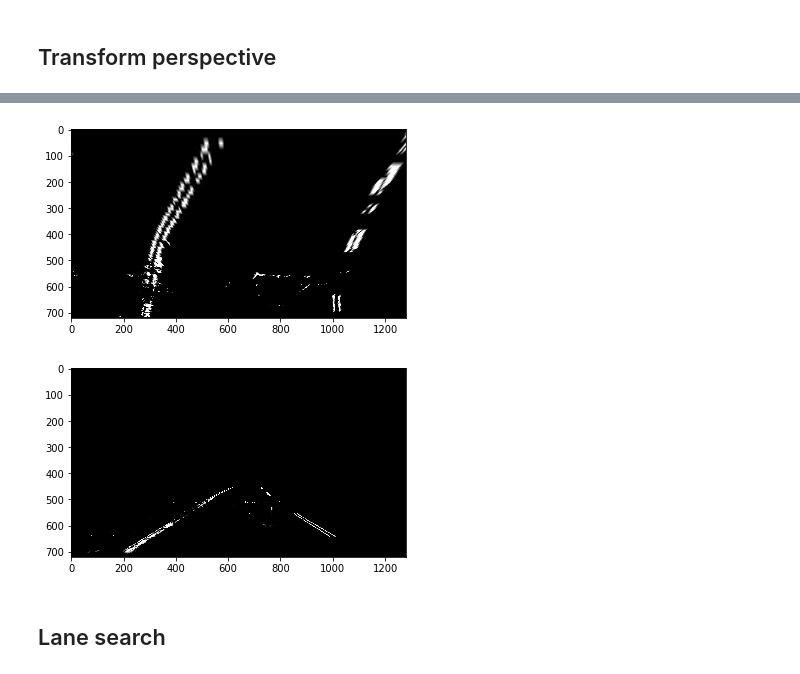
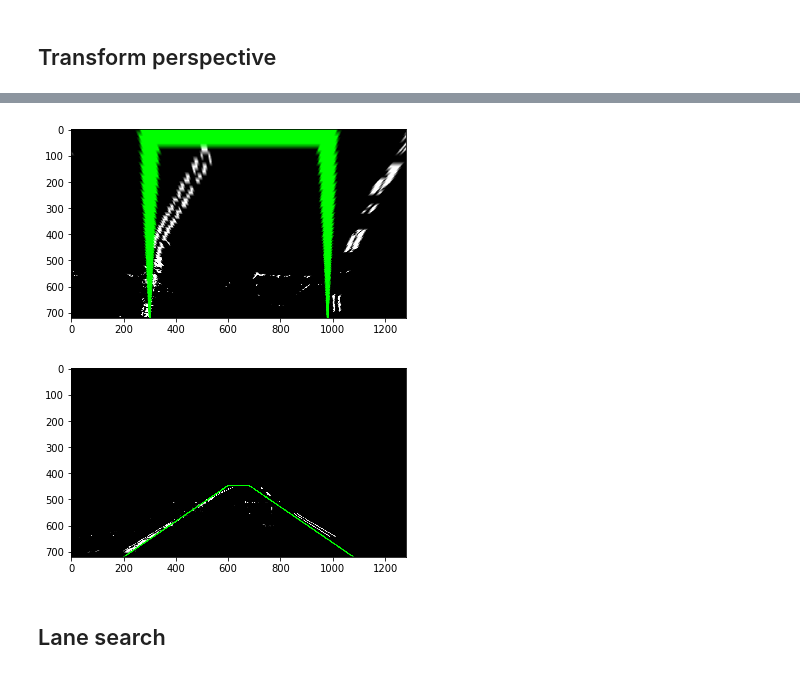
Before and after one commit to gderoo/self_driving_car, a Jupyter notebook: Project 4 - Lane Finding 2/notebook.ipynb, the cells around one changed output, grey strips where cells are left out. Saved outputs shown, nothing was run; the diff lists cells and outputs as text; code cells hidden in the pictures.

Commit message:
images

```diff
--- a/Project 4 - Lane Finding 2/notebook.ipynb
+++ b/Project 4 - Lane Finding 2/notebook.ipynb
@@ -82,17 +83,17 @@ def undistort(img):
 # %% [markdown]
 Test
 # %%
-#img = cv2.imread('test_images/test5.jpg')
-img = cv2.imread('test_images/project_video41.7s.jpg')
-img = cv2.cvtColor(img, cv2.COLOR_BGR2RGB)
-undist = undistort(img)
+def plot_undistort(fname):
+    img = cv2.imread(fname)
+    img = cv2.cvtColor(img, cv2.COLOR_BGR2RGB)
+    undist = undistort(img)
 
-# Test undistortion on an image
-f, (ax1, ax2) = plt.subplots(1, 2, figsize=(24, 9))
-f.tight_layout()
+    # Test undistortion on an image
+    f, (ax1, ax2) = plt.subplots(1, 2, figsize=(24, 9))
+    f.tight_layout()
 
-ax1.imshow(img)
-ax1.set_title('Original Image', fontsize=20)
+    ax1.imshow(img)
+    ax1.set_title('Original Image', fontsize=20)
 
-ax2.imshow(undist)
-ax2.set_title('Undistorted', fontsize=20)
+    ax2.imshow(undist)
+    ax2.set_title('Undistorted', fontsize=20)
@@ -204,10 +211,8 @@ apply_save('test_images', 'output_images')
 ## Transform perspective
 # %%
 def transf_persp(img, inv = False):
-    dy = img.shape[0]
-    dx = img.shape[1]
-    # bottom and top points
-    #tx, ty = dx/2, dy/2
+    dy, dx = img.shape[0], img.shape[1]
+    # bottom and top left points of the rectangle
     mx, my = 600, 447
     bx, by = 200,dy
     #alpha = (my-ty)/(by-ty)
@@ -220,3 +225,16 @@ def transf_persp(img, inv = False):
     if inv: warped = cv2.warpPerspective(img, M, img_size, flags=cv2.INTER_LINEAR|cv2.WARP_INVERSE_MAP)
     if (not inv): warped = cv2.warpPerspective(img, M, img_size, flags=cv2.INTER_LINEAR)
     return warped
+# %%
+dy, dx = img.shape[0], img.shape[1]
+# bottom and top left points of the rectangle
+mx, my = 600, 447
+bx, by = 200, dy
+# Transformation
+src = np.float32([[bx,by],[mx,my],[dx-mx,my],[dx-bx,by]])
+dst = np.float32([[bx+100,by],[bx+100,0],[dx-bx-100,0],[dx-bx-100,by]])
+# %%
+pts = np.array(src, np.int32)
+pts = pts.reshape((-1,1,2))
+test = cv2.polylines(np.uint8(np.dstack((final,final,final))*255),[pts],True,(0,255,0),3)
+plt.imshow(test, cmap = "gray")
@@ -223,15 +244,15 @@ def transf_persp(img, inv = False):
 # %%
-warped = transf_persp(final)
+warped = transf_persp(test)
 plt.imshow(warped, cmap = "gray")
 plt.show()
 # %% [output]
-[figure, old version]
+[figure, new version]
 # %%
 rewarped = transf_persp(warped, inv = True)
 plt.imshow(rewarped, cmap = "gray")
 plt.show()
 # %% [output]
-[figure, old version]
+[figure, new version]
 # %% [markdown]
 ## Lane search
 # %%
```
Also changed, not shown: parts of 14 cells of this notebook, 7 other files.
